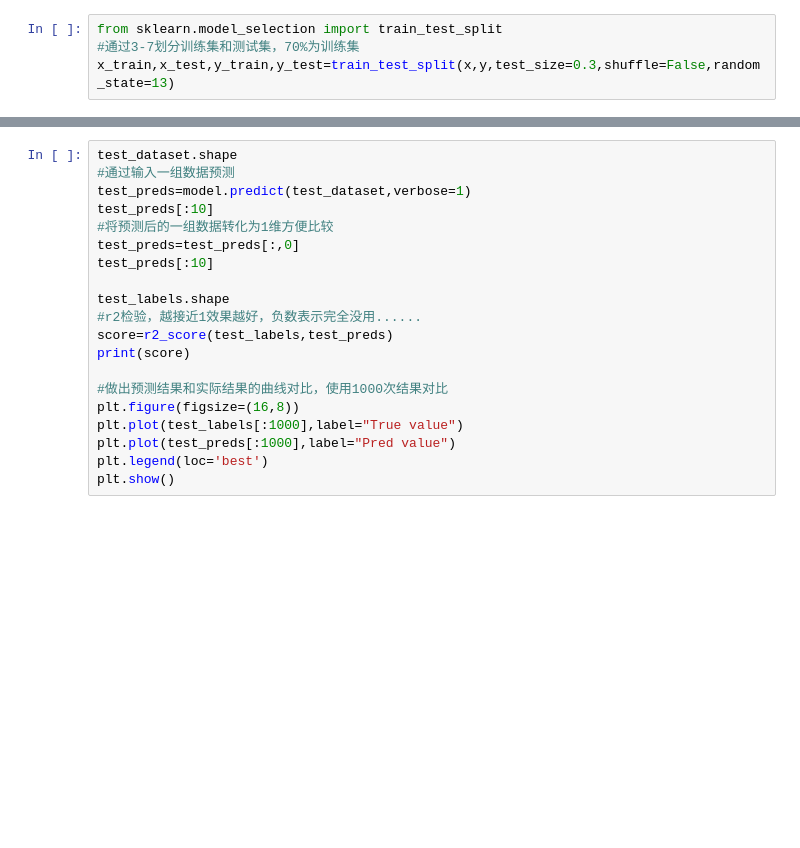
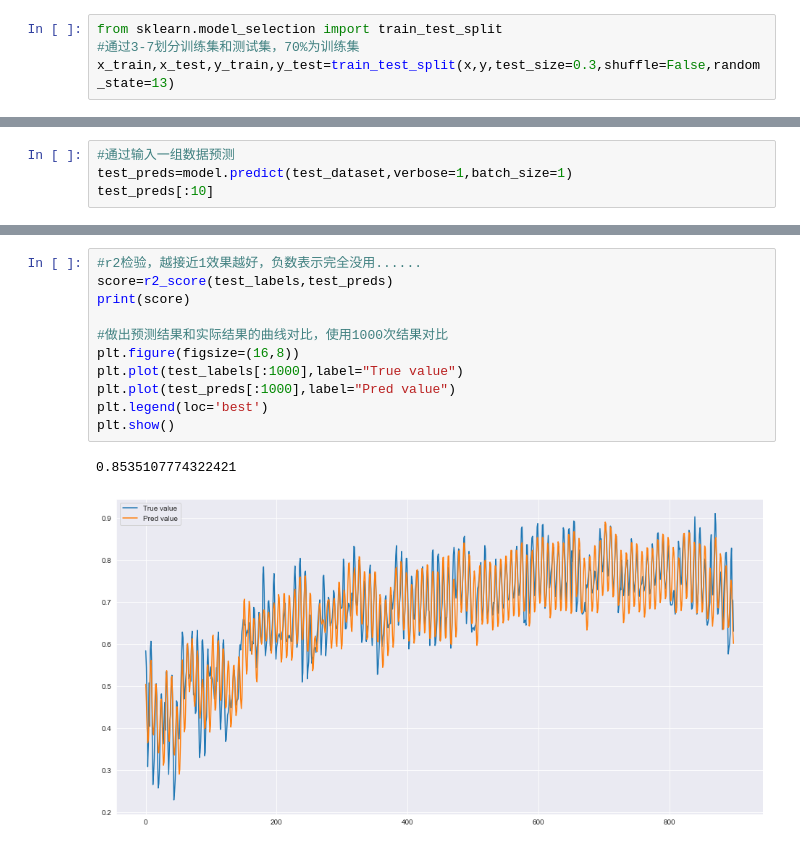
Before and after one commit to Cheese-Bar/Smart-Wardrobe, a Jupyter notebook: temp_prediction/test.ipynb, the cells around one changed output, grey strips where cells are left out. Saved outputs shown, nothing was run; the diff lists cells and outputs as text; blank space fills up the shorter version.

```diff
--- a/temp_prediction/test.ipynb
+++ b/temp_prediction/test.ipynb
@@ -240,0 +269,4 @@ plt.show()
+# %%
+#通过输入一组数据预测
+test_preds=model.predict(test_dataset,verbose=1,batch_size=1)
+test_preds[:10]
@@ -241,20 +316,14 @@ plt.show()
 # %%
-test_dataset.shape
-#通过输入一组数据预测
-test_preds=model.predict(test_dataset,verbose=1)
-test_preds[:10]
-#将预测后的一组数据转化为1维方便比较
-test_preds=test_preds[:,0]
-test_preds[:10]
-
-test_labels.shape
 #r2检验，越接近1效果越好，负数表示完全没用......
 score=r2_score(test_labels,test_preds)
 print(score)
 
 #做出预测结果和实际结果的曲线对比，使用1000次结果对比
 plt.figure(figsize=(16,8))
 plt.plot(test_labels[:1000],label="True value")
 plt.plot(test_preds[:1000],label="Pred value")
 plt.legend(loc='best')
 plt.show()
+# %% [output]
+0.8535107774322421
+[figure, added]
```
Also changed, not shown: parts of 16 cells of this notebook, 4 other files.
